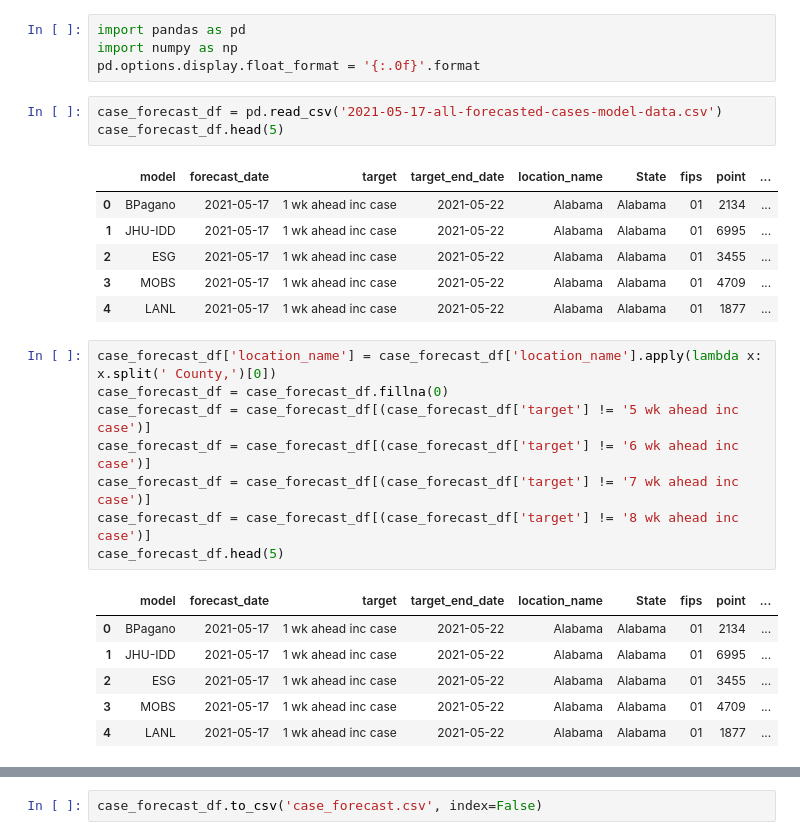
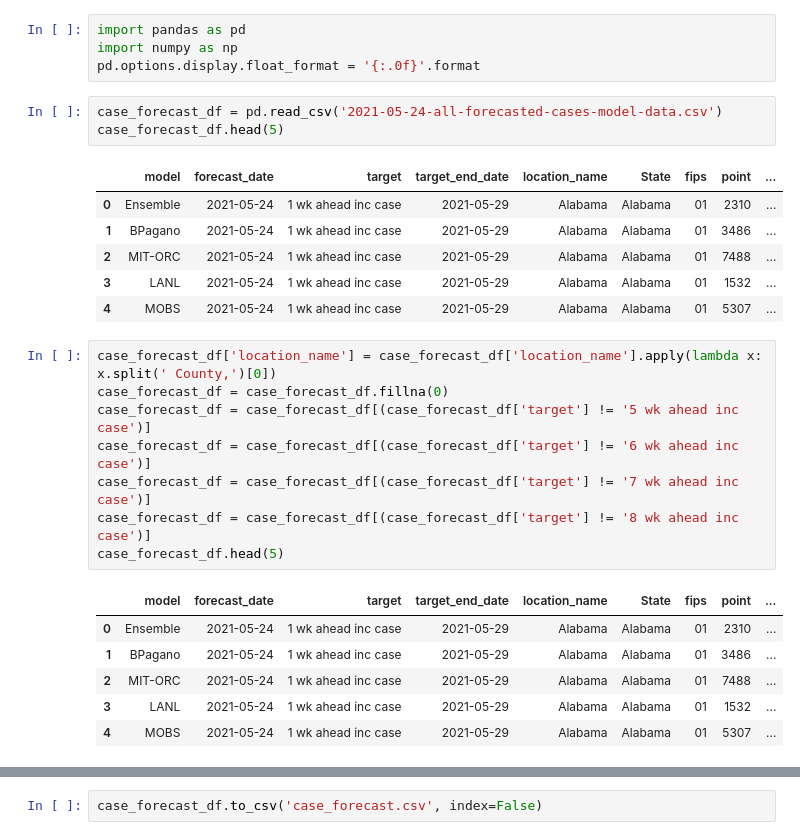
Before and after one commit to menlodoug/covid_crunching, a Jupyter notebook: pandas/CDC_Case_Forecast.ipynb, the cells around one changed output, grey strips where cells are left out. Saved outputs shown, nothing was run; the diff lists cells and outputs as text.

```diff
--- a/pandas/CDC_Case_Forecast.ipynb
+++ b/pandas/CDC_Case_Forecast.ipynb
@@ -3,15 +3,15 @@ import pandas as pd
 import numpy as np
 pd.options.display.float_format = '{:.0f}'.format
 # %%
-case_forecast_df = pd.read_csv('2021-05-17-all-forecasted-cases-model-data.csv')
+case_forecast_df = pd.read_csv('2021-05-24-all-forecasted-cases-model-data.csv')
 case_forecast_df.head(5)
 # %% [output]
 |  | model | forecast_date | target | target_end_date | location_name | State | fips | point | ... |
-| 0 | BPagano | 2021-05-17 | 1 wk ahead inc case | 2021-05-22 | Alabama | Alabama | 01 | 2134 | ... |
-| 1 | JHU-IDD | 2021-05-17 | 1 wk ahead inc case | 2021-05-22 | Alabama | Alabama | 01 | 6995 | ... |
-| 2 | ESG | 2021-05-17 | 1 wk ahead inc case | 2021-05-22 | Alabama | Alabama | 01 | 3455 | ... |
-| 3 | MOBS | 2021-05-17 | 1 wk ahead inc case | 2021-05-22 | Alabama | Alabama | 01 | 4709 | ... |
-| 4 | LANL | 2021-05-17 | 1 wk ahead inc case | 2021-05-22 | Alabama | Alabama | 01 | 1877 | ... |
+| 0 | Ensemble | 2021-05-24 | 1 wk ahead inc case | 2021-05-29 | Alabama | Alabama | 01 | 2310 | ... |
+| 1 | BPagano | 2021-05-24 | 1 wk ahead inc case | 2021-05-29 | Alabama | Alabama | 01 | 3486 | ... |
+| 2 | MIT-ORC | 2021-05-24 | 1 wk ahead inc case | 2021-05-29 | Alabama | Alabama | 01 | 7488 | ... |
+| 3 | LANL | 2021-05-24 | 1 wk ahead inc case | 2021-05-29 | Alabama | Alabama | 01 | 1532 | ... |
+| 4 | MOBS | 2021-05-24 | 1 wk ahead inc case | 2021-05-29 | Alabama | Alabama | 01 | 5307 | ... |
 # %%
 case_forecast_df['location_name'] = case_forecast_df['location_name'].apply(lambda x: x.split(' County,')[0])
 case_forecast_df = case_forecast_df.fillna(0)
@@ -22,11 +22,11 @@ case_forecast_df = case_forecast_df[(case_forecast_df['target'] != '8 wk ahead i
 case_forecast_df.head(5)
 # %% [output]
 |  | model | forecast_date | target | target_end_date | location_name | State | fips | point | ... |
-| 0 | BPagano | 2021-05-17 | 1 wk ahead inc case | 2021-05-22 | Alabama | Alabama | 01 | 2134 | ... |
-| 1 | JHU-IDD | 2021-05-17 | 1 wk ahead inc case | 2021-05-22 | Alabama | Alabama | 01 | 6995 | ... |
-| 2 | ESG | 2021-05-17 | 1 wk ahead inc case | 2021-05-22 | Alabama | Alabama | 01 | 3455 | ... |
-| 3 | MOBS | 2021-05-17 | 1 wk ahead inc case | 2021-05-22 | Alabama | Alabama | 01 | 4709 | ... |
-| 4 | LANL | 2021-05-17 | 1 wk ahead inc case | 2021-05-22 | Alabama | Alabama | 01 | 1877 | ... |
+| 0 | Ensemble | 2021-05-24 | 1 wk ahead inc case | 2021-05-29 | Alabama | Alabama | 01 | 2310 | ... |
+| 1 | BPagano | 2021-05-24 | 1 wk ahead inc case | 2021-05-29 | Alabama | Alabama | 01 | 3486 | ... |
+| 2 | MIT-ORC | 2021-05-24 | 1 wk ahead inc case | 2021-05-29 | Alabama | Alabama | 01 | 7488 | ... |
+| 3 | LANL | 2021-05-24 | 1 wk ahead inc case | 2021-05-29 | Alabama | Alabama | 01 | 1532 | ... |
+| 4 | MOBS | 2021-05-24 | 1 wk ahead inc case | 2021-05-29 | Alabama | Alabama | 01 | 5307 | ... |
 # %%
 case_forecast_df = case_forecast_df.query("State != location_name")
 case_forecast_df
```
Also changed, not shown: parts of 1 cell of this notebook, 38 other files.
